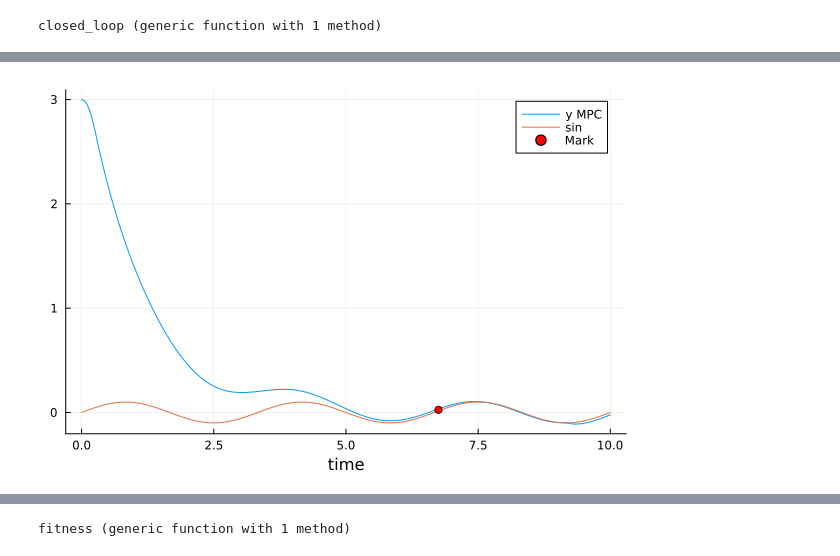
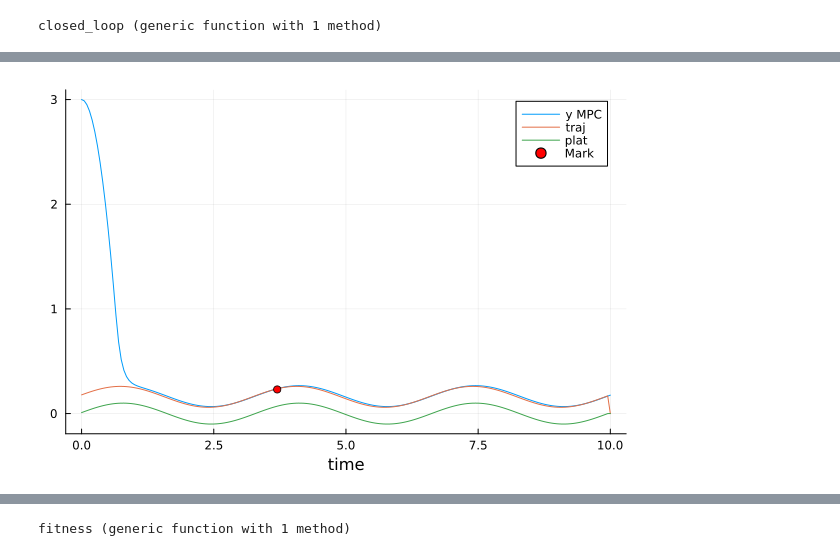
Before and after one commit to CarlosCraveiro/landing_quadrotor_on_osc_platforms, a Jupyter notebook: notebooks/mpc.ipynb, the cells around one changed output, grey strips where cells are left out. Saved outputs shown, nothing was run; the diff lists cells and outputs as text; code cells hidden in the pictures.

Commit message:
turns MPC linear again

```diff
--- a/notebooks/mpc.ipynb
+++ b/notebooks/mpc.ipynb
@@ -100,8 +102,9 @@ TODO...
 function traj_y(traj_params, t)
     local A = traj_params.Amp
     local f = traj_params.freq
+    local offset = traj_params.stat_height
 
-    return A * sin(2*pi*f*t)
+    return A * sin(2*pi*f*t) + offset
 end
 
 """
@@ -122,8 +125,8 @@ function gen_ref(state_space, traj_params, tunning_params, t, h)
     x_ref = zeros(Nx * Nh) # Initialize the reference with zeros
 
     for j = 1:Nh # for each element on the predictive horizon
-        x_ref[Nx*(j-1) + 2] = traj_y(traj_params, (t+j)*h)
-        x_ref[Nx*(j-1) + 5] = traj_y_dot(traj_params, (t+j)*h)
+        x_ref[Nx*(j-1) + 2] = traj_y(traj_params, t+(j*h))
+        x_ref[Nx*(j-1) + 5] = traj_y_dot(traj_params, (t+(j*h)))
     end
 
     return x_ref
@@ -287,11 +290,12 @@ MPCMatrices
 function mpc_controller(model, simulation, tunning_params, trajectory, t, x, xref)
     Q = tunning_params.Q
     Nh = tunning_params.Nh
-    height = x[2] - xref[2]
     Nu = 2
     Nx = 6
+    #height = x[2] - (xref[2] -  trajectory.stat_height)
+    #lstate_space = LinearStateSpace(model, simulation, Nx, Nu, height)
 
-    lstate_space = LinearStateSpace(model, simulation, Nx, Nu, height)
+    lstate_space = LinearStateSpace(model, simulation, Nx, Nu, trajectory.stat_height)
 
     A_prime = lstate_space.A
     B_prime = lstate_space.B
@@ -393,8 +403,6 @@ end
 # %% [output]
 closed_loop (generic function with 1 method)
 # %%
-landing_start_height = 3.0
-
 ## Model Configs
 #    g::Float64 # gravity
 #    m::Float64 # mass
@@ -421,6 +429,9 @@ model.umax = [2.0 * model.m * model.g; 2.0 * model.m * model.g]
 
 ## Simulation Configs
 
+# TODO 1000Hz
+# Controlador 100Hz
+
 h = 0.05 # Time step (20 Hz)
 Tfinal = 10.0 # Simulate from 0 - 10 seconds
 
@@ -431,8 +442,12 @@ simulation = Simulation(h, Tfinal)
 #    Amp::Float64    # Sine amplitude - [meters]
 #    freq::Float64   # Sine frequency - [Hz]
 #end
+landing_start_height = 3.0
+stationary_height = model.prop_min_h + 0.06 # 6 centimeters above the ground
+plat_amplitude = 0.1
+plat_freq = 0.3
 
-traj_params = Trajectory(0.1, 0.3)
+traj_params = Trajectory(plat_amplitude, plat_freq, landing_start_height, stationary_height)
 
 ## Linear State Space Configs ???
 #struct LinearStateSpace
@@ -456,13 +471,14 @@ state_space = LinearStateSpace(model, simulation, Nx, Nu, landing_start_height)
 #    R::Matrix{Float64}  # Stage Control Cost Penalty
 #    Qn::Matrix{Float64} # Terminal State Cost Penalty
 #end
-Nh = 20
+Nh = 10
 Nc = 42 # For now is unused...
 
 # Cost weights
-Q = Array(100.0*I(Nx));
+Q = Array(10.0*I(Nx));
+Q[2,2] = 1000.0
 R = Array(.01*I(Nu));
-Qn = Array(10.0*I(Nx));
+Qn = Array(1000.0*I(Nx));
 
 tunning_params = MPCTunningParameters(Nh, Nc, Q, R, Qn)
 
@@ -487,10 +503,10 @@ MPCTunningParameters(20, 42, [100.0 0.0 … 0.0 0.0; 0.0 100.0 … 0.0 0.0; …
 # %%
 #x_ref = [0.0; 1.0; 0; 0; 0; 0]
-x0 = [1.0; landing_start_height; 0.0; 0; 0; 0]
+x0 = [1.0; traj_params.init_heigth; 0.0; 0; 0; 0]
 
 #xhist1, uhist1 = closed_loop(x0, (t,x)->lqr_controller(t,x,K,x_ref), Nt);
 #xhist2, uhist2 = closed_loop(x0, (t,x)->mpc_controller(t,x,x_ref), Nt);
-xhist3, uhist3, plathist3, land_time = closed_loop(
+xhist3, uhist3, plathist3, refyhist3, drefyhist3, land_time = closed_loop(
     x0,
     state_space,
     tunning_params,
@@ -543,11 +559,14 @@ xlabel!("time")
 # %%
 ## Plot de interesse|
 plot(thist,xhist3[2,:], label="y MPC")
-plot!(thist, 0.1*sin.(2*pi*0.3*thist), label="sin")
+
+#plot!(thist, plathist3 .+ traj_params.stat_height, label="traj")
+plot!(thist, refyhist3, label="traj")
+plot!(thist, plathist3, label="plat")
 
 xlabel!("time")
 scatter!([land_time], [xhist3[2,trunc(Int, land_time/simulation.h)]], label="Mark", color=:red, markersize=4)
 # %% [output]
-[figure, old version]
+[figure, new version]
 # %%
 plot(thist,xhist3[5,:], label="y MPC")
```
Also changed, not shown: parts of 27 cells of this notebook.
